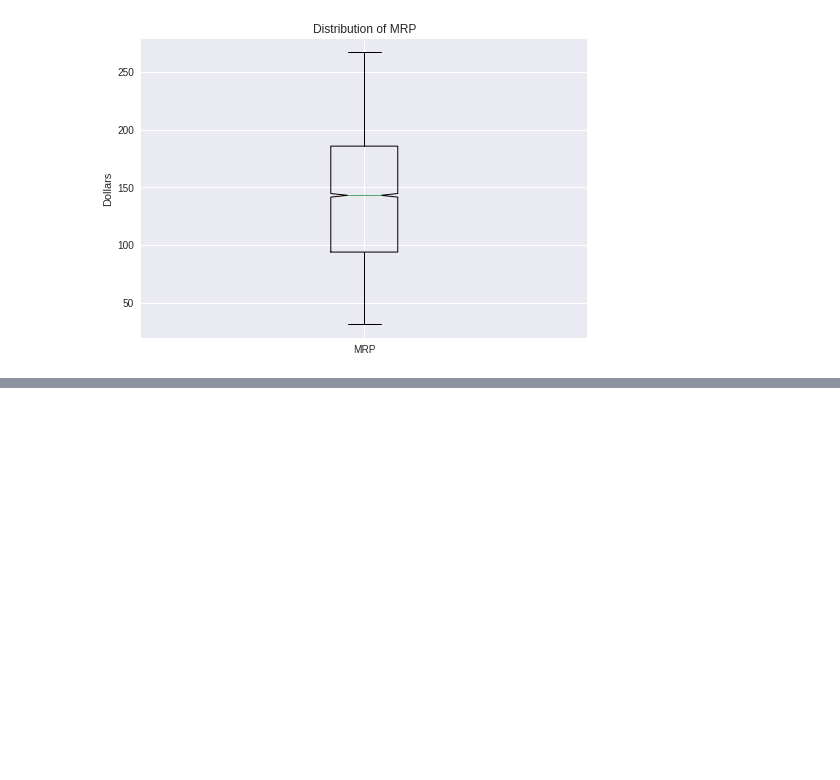
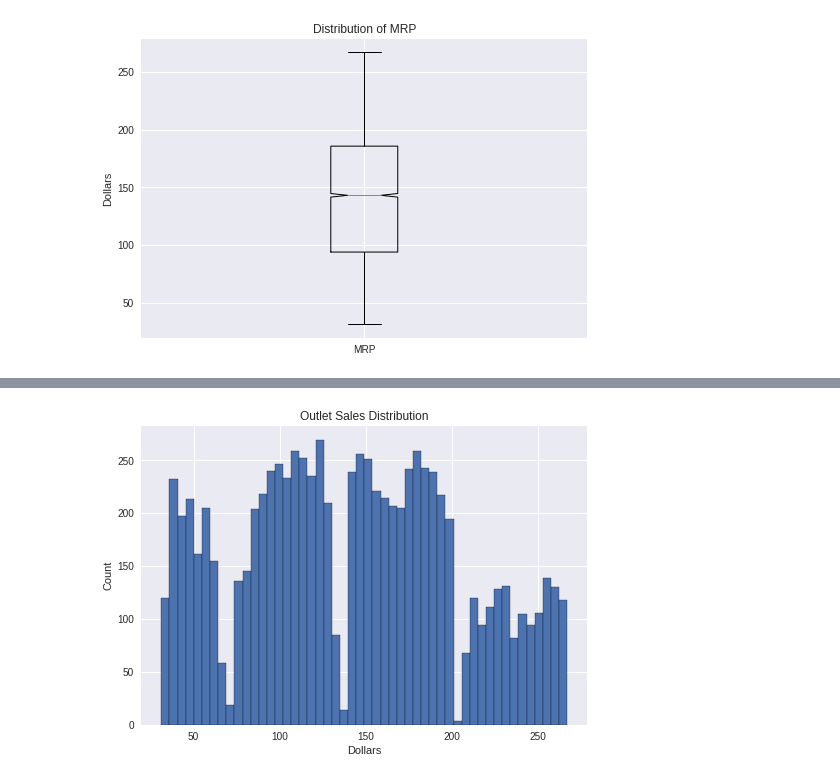
Before and after one commit to shreyamin29/food-sales-predictions, a Jupyter notebook: food_sales_predictions.ipynb, the cells around one changed output, grey strips where cells are left out. Cells and saved outputs as stored; diff of their text form; code cells hidden in the pictures; blank space fills up the shorter version.

```diff
--- a/food_sales_predictions.ipynb
+++ b/food_sales_predictions.ipynb
@@ -199 +201,11 @@ sns.heatmap(corr, cmap = 'Blues', annot=True) #as per the heatmap there is a mod
 [figure]
+# %%
+#histogram to view the distribution of outet sales in the dataset
+df['Item_MRP'].hist(bins = 50, edgecolor = 'black')
+plt.style.use('seaborn')
+plt.xlabel('Dollars')
+plt.ylabel('Count')
+plt.title('Outlet Sales Distribution')
+plt.ticklabel_format(useOffset=False, style='plain')
+# %% [output]
+[figure, added]
```
Also changed, not shown: parts of 5 cells of this notebook.
